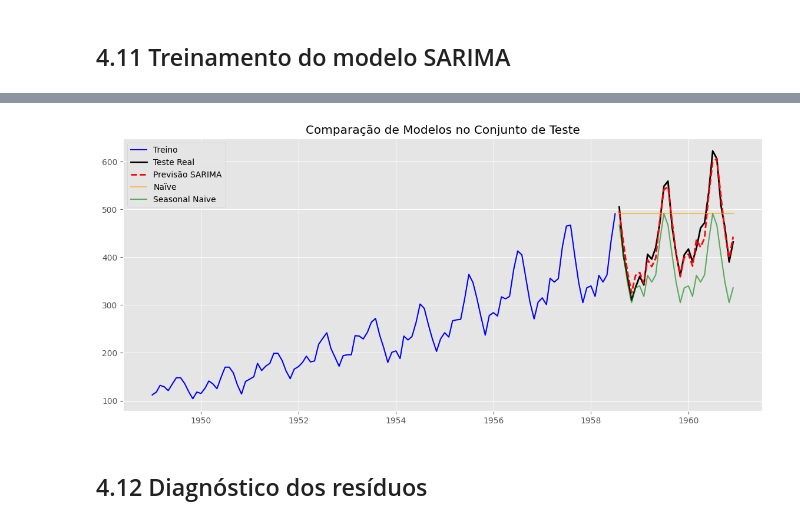
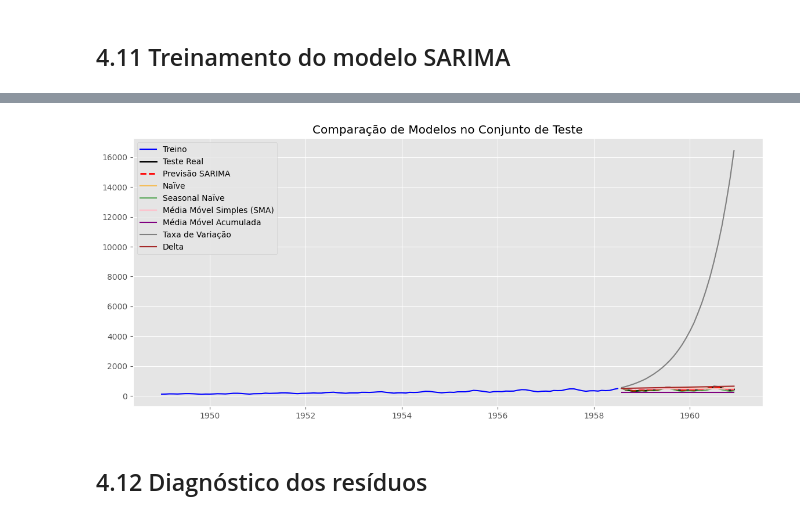
Before and after one commit to lemosriosl/TrabalhoSarimaBase, a Jupyter notebook: N2_Series_Temp_SARIMA.ipynb, the cells around one changed output, grey strips where cells are left out. Drawn from its saved outputs; the diff is of its cells as text; code cells hidden in the pictures.

```diff
--- a/N2_Series_Temp_SARIMA.ipynb
+++ b/N2_Series_Temp_SARIMA.ipynb
@@ -294,2 +302,9 @@ seasonal_order = (1, 0, 0, 12)
+# %%
+# Função das métricas
+def _mae(y_true, y_pred):
+    df = pd.DataFrame({"r": y_true, "p": y_pred}).dropna()
+    if df.empty:
+        return np.nan
+    return mean_absolute_error(df["r"], df["p"])
 # %%
 # 1. Naïve (última observação)
@@ -316,0 +415,14 @@ test_ses['pred_ses'] = ses_model.forecast(len(test))
+# %%
+# 5. Média Acumulada
+def media_acumulada(train, test):
+    train_pred = train.expanding().mean().shift(1)
+
+    mean_train = train.mean()
+    test_pred  = pd.Series(mean_train, index=test.index)
+
+    mae_train = _mae(train, train_pred)
+    mae_test  = _mae(test,  test_pred)
+    print(f"[Média Acumulada]  MAE Treino: {mae_train:.4f} | "
+          f"MAE Teste: {mae_test:.4f}")
+
+    return {"train_pred": train_pred, "test_pred": test_pred}
@@ -339,6 +667,10 @@ plt.plot(test.index, test['value'], label='Teste Real', color='black', linewidth
 plt.plot(test_sarima.index, test_sarima['pred_sarima'], label='Previsão SARIMA', color='red', linestyle='--', linewidth=2)
 plt.plot(test_naive.index, test_naive['pred_naive'], label='Naïve', color='orange', alpha=0.6)
 plt.plot(test_snaive.index, test_snaive['pred_snaive'], label='Seasonal Naïve', color='green', alpha=0.6)
+plt.plot(test_snaive.index, test_sma['pred_sma'], label='Média Móvel Simples (SMA)', color='pink')
+plt.plot(test_snaive.index, test_media_acum['pred_media_acum'], label='Média Móvel Acumulada', color='purple')
+plt.plot(test_snaive.index, test_taxa_var['pred_taxa_var'], label='Taxa de Variação', color='gray')
+plt.plot(test_snaive.index, test_delta['pred_delta'], label='Delta', color='brown')
 plt.title('Comparação de Modelos no Conjunto de Teste')
 plt.legend()
 plt.show()
@@ -352,15 +684,15 @@ Time:                                     10:03:56   BIC
 Sample:                                 01-01-1949   HQIC                           752.958
                                       - 07-01-1958
 Covariance Type:                               opg
 ==============================================================================
                  coef    std err          z      P>|z|      [0.025      0.975]
 ------------------------------------------------------------------------------
 ... (10 lines left out)
 ===================================================================================
 
 Warnings:
 [1] Covariance matrix calculated using the outer product of gradients (complex-step).
-[figure, old version]
+[figure, new version]
 # %% [markdown]
 ## 4.12 Diagnóstico dos resíduos
 # %%
```
Also changed, not shown: parts of 10 cells of this notebook.
